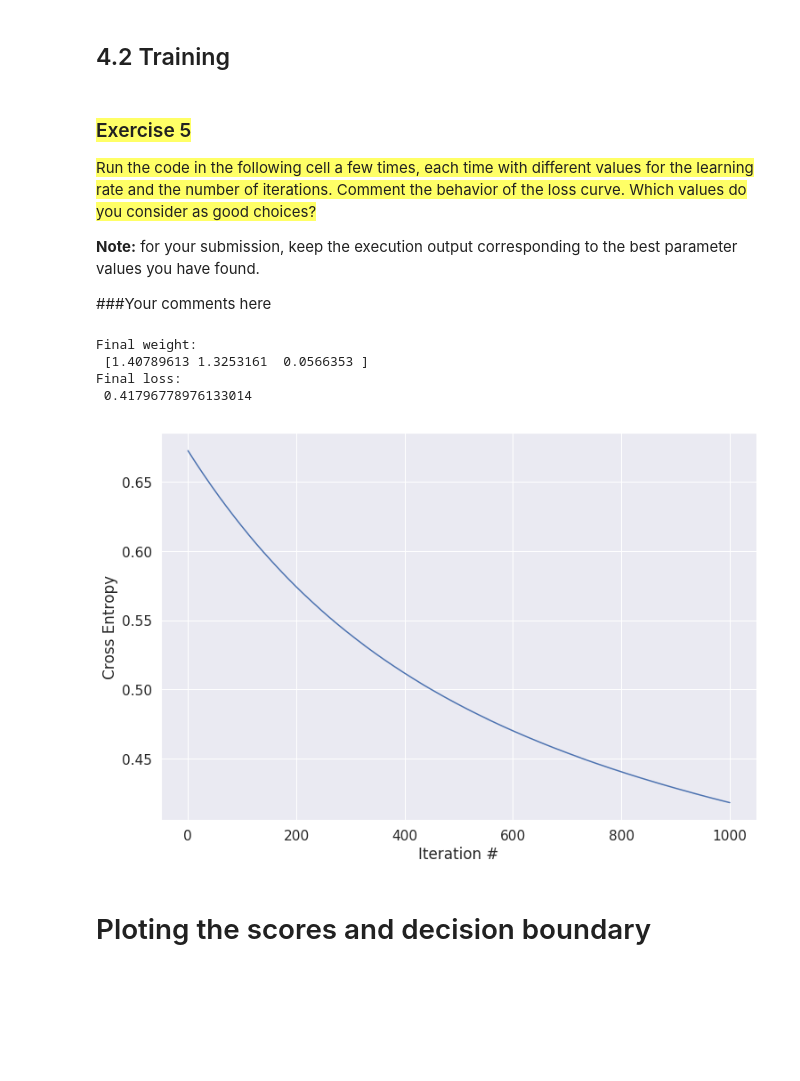
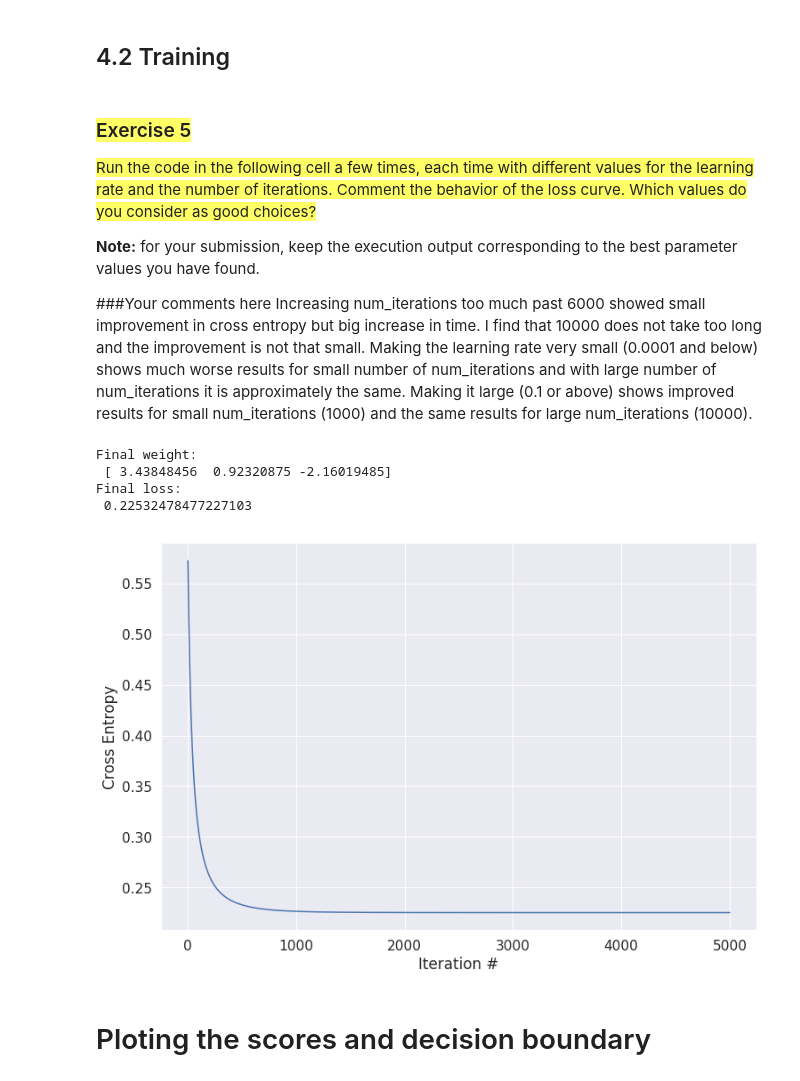
Before and after one commit to MLaurentys/NinthSemester, a Jupyter notebook: MAC0460/pe04/ep04_logreg.ipynb, the cells around one changed output. Saved outputs shown, nothing was run; the diff lists cells and outputs as text; code cells hidden in the pictures; blank space fills up the shorter version.

```diff
--- a/MAC0460/pe04/ep04_logreg.ipynb
+++ b/MAC0460/pe04/ep04_logreg.ipynb
@@ -392,14 +394,14 @@ Negative class:  (6742, 2) (6742,)
 # %%
 # Number of positives and negatives to be effectively considered
 # in the training data to be explored in the remainder of this notebook
-nP = 300
+nP = 600
 nN = 100
 
 X_train = np.concatenate([X_train_P[:nP], X_train_N[:nN]], axis = 0)
 y_train = np.concatenate([y_train_P[:nP], y_train_N[:nN]], axis = 0).astype('float32')
 
-X_test = np.concatenate([X_test_P, X_test_N], axis = 0)
-y_test = np.concatenate([y_test_P, y_test_N], axis = 0).astype('float32')
+X_test = np.concatenate([X_test_P[:nP], X_test_N[:nN]], axis = 0)
+y_test = np.concatenate([y_test_P[:nP], y_test_N[:nN]], axis = 0).astype('float32')
 
 
 # Change positive class label to +1 and negative class label to -1
@@ -462,25 +464,26 @@ plt.show()
 **Note:** for your submission, keep the execution output corresponding to the best parameter values you have found.</font>
 
 ###Your comments here
+Increasing num_iterations too much past 6000 showed small improvement in cross entropy but big increase in time. I find that 10000 does not take too long and the improvement is not that small. Making the learning rate very small (0.0001 and below) shows much worse results for small number of num_iterations and with large number of num_iterations it is approximately the same. Making it large (0.1 or above) shows improved results for small num_iterations (1000) and the same results for large num_iterations (10000).
 # %%
 np.random.seed(56789)
 w_logistic, loss = train_logistic(X_train, y_train,\
-                                       learning_rate = 0.005,
-                                       num_iterations = 1000,\
+                                       learning_rate = 0.1,
+                                       num_iterations = 5000,\
                                        return_history = True)
 
 print("Final weight:\n", w_logistic)
 print("Final loss:\n", loss[-1])
 plt.figure(figsize = (12, 8))
 plt.plot(loss)
 plt.xlabel('Iteration #')
 plt.ylabel('Cross Entropy')
 plt.show()
 # %% [output]
 Final weight:
- [1.40789613 1.3253161  0.0566353 ]
+ [ 3.43848456  0.92320875 -2.16019485]
 Final loss:
- 0.41796778976133014
+ 0.22532478477227103
-[figure, old version]
+[figure, new version]
 # %% [markdown]
 # Ploting the scores and decision boundary
```
Also changed, not shown: parts of 15 cells of this notebook.
